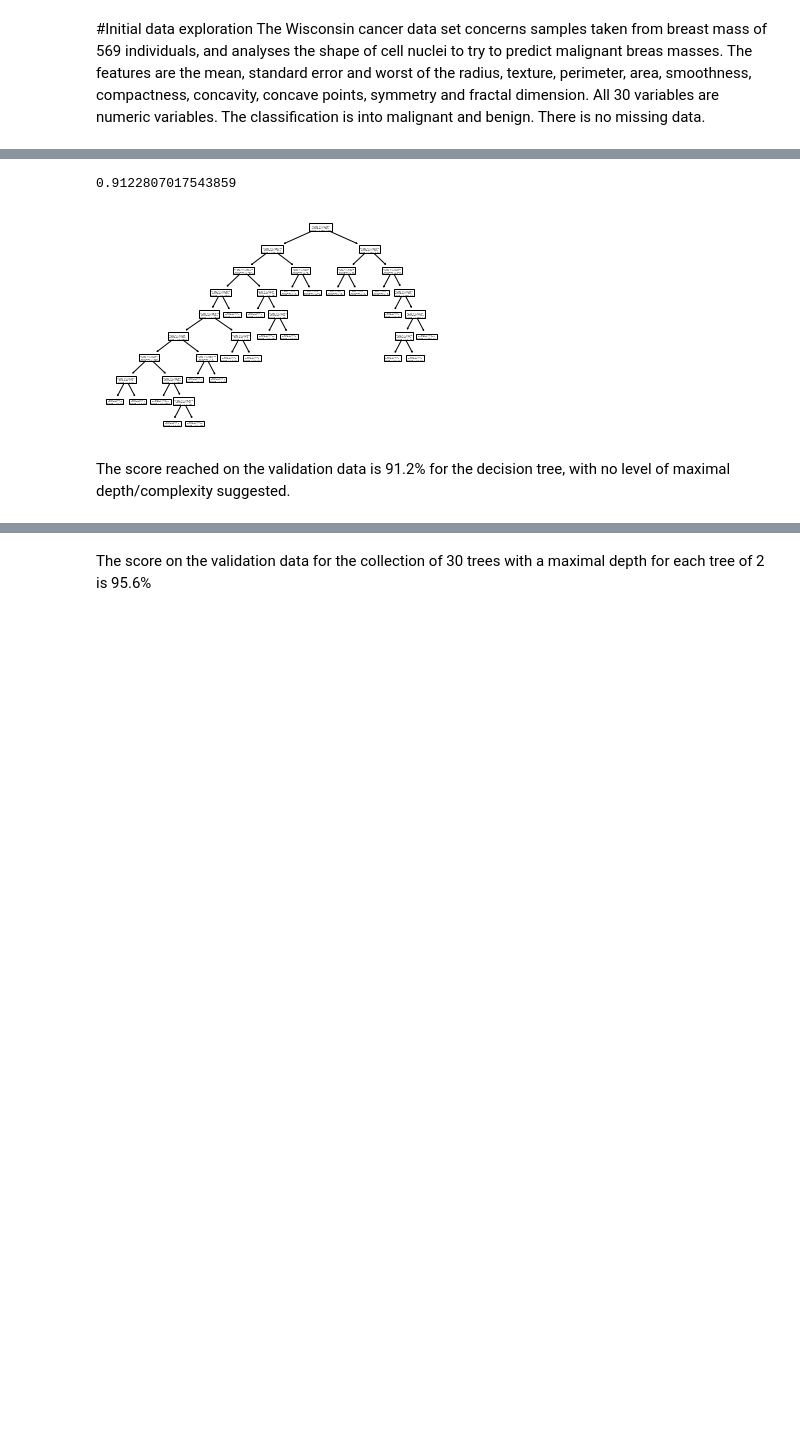
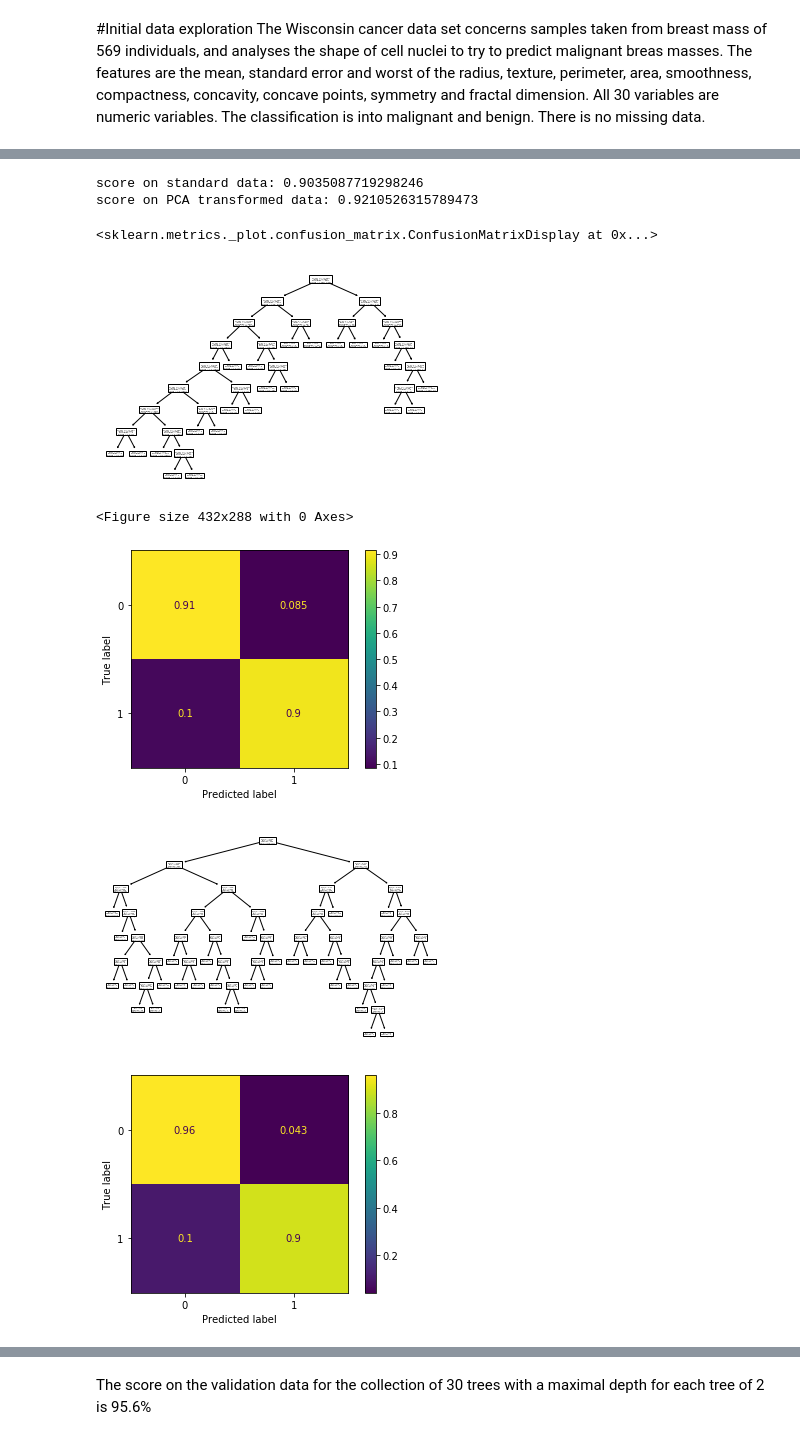
Before and after one commit to doodger/dataScience, a Jupyter notebook: manymodels.ipynb, the cells around one changed output, grey strips where cells are left out. Drawn from its saved outputs; the diff is of its cells as text; code cells hidden in the pictures; blank space fills up the shorter version.

```diff
--- a/manymodels.ipynb
+++ b/manymodels.ipynb
@@ -43,11 +56,27 @@ plt.scatter(pcaX[:,0],pcaX[:,1])
-# %%
-from sklearn import tree
-model1 = tree.DecisionTreeClassifier() #unspecificed decision tree
-model1 = model1.fit(X_train,y_train) #fit model
-tree.plot_tree(model1)
-model1.score(X_test, y_test)
-# %% [output]
-0.9122807017543859
-[figure, removed]
-# %% [markdown]
-The score reached on the validation data is 91.2% for the decision tree, with no level of maximal depth/complexity suggested.
+# %%
+from sklearn import tree
+model1 = tree.DecisionTreeClassifier(random_state=1) #unspecificed decision tree
+model1 = model1.fit(X_train,y_train) #fitting the model
+plt.figure(0)
+tree.plot_tree(model1) #shape of the decision tree
+print("score on standard data:",model1.score(X_test, y_test))
+cm_model1 = confusion_matrix(y_test,model1.predict(X_test))
+plt.figure(2)
+plot_confusion_matrix(model1, X_test,y_test,normalize='true')
+
+model1PCA = tree.DecisionTreeClassifier(random_state=1)
+model1PCA = model1PCA.fit(pca.transform(X_train),y_train)
+plt.figure(1)
+tree.plot_tree(model1PCA)
+print("score on PCA transformed data:",model1PCA.score(pca.transform(X_test), y_test))
+plt.figure(3)
+plot_confusion_matrix(model1PCA, pca.transform(X_test),y_test,normalize='true')
+# %% [output]
+score on standard data: 0.9035087719298246
+score on PCA transformed data: 0.9210526315789473
+<sklearn.metrics._plot.confusion_matrix.ConfusionMatrixDisplay at 0x...>
+[figure, added]
+<Figure size 432x288 with 0 Axes>
+[figure, added]
+[figure, added]
+[figure, added]
```
Also changed, not shown: parts of 7 cells of this notebook.
